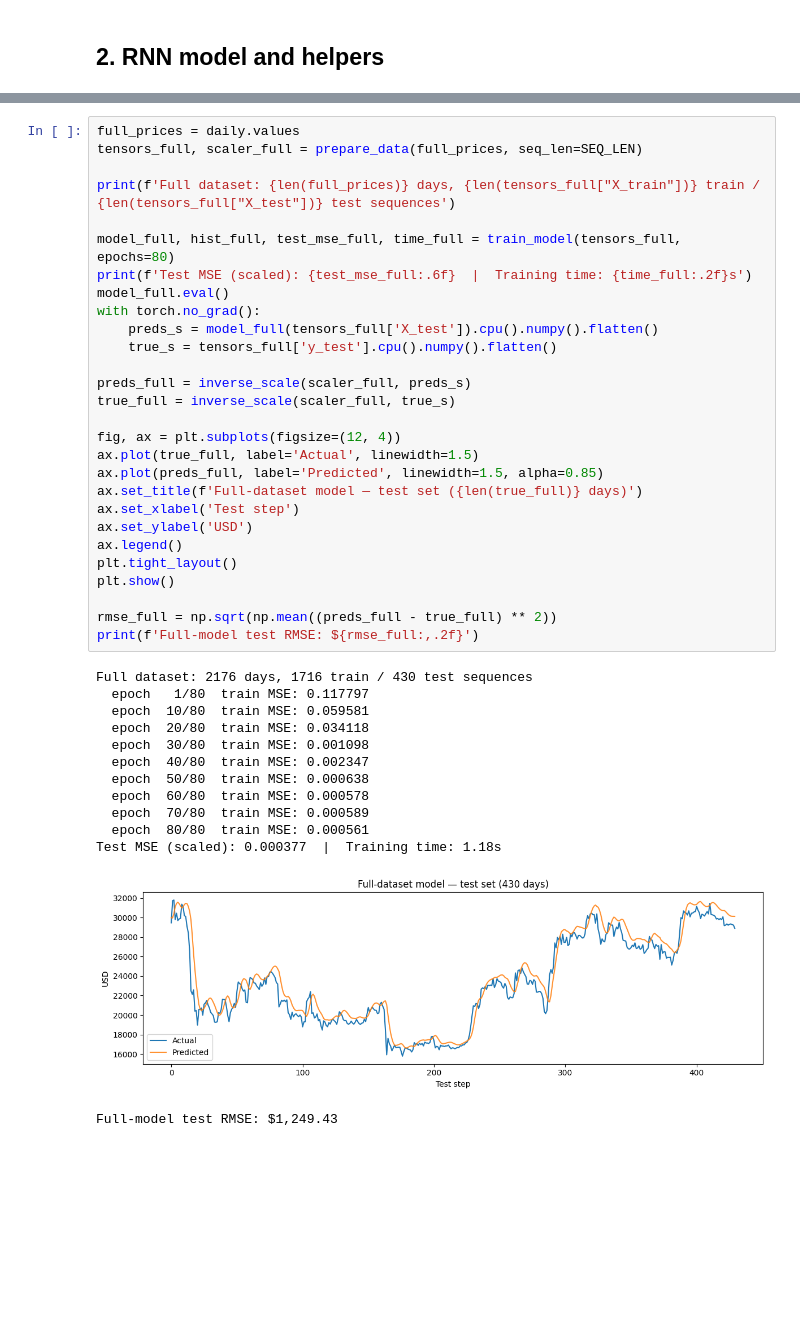
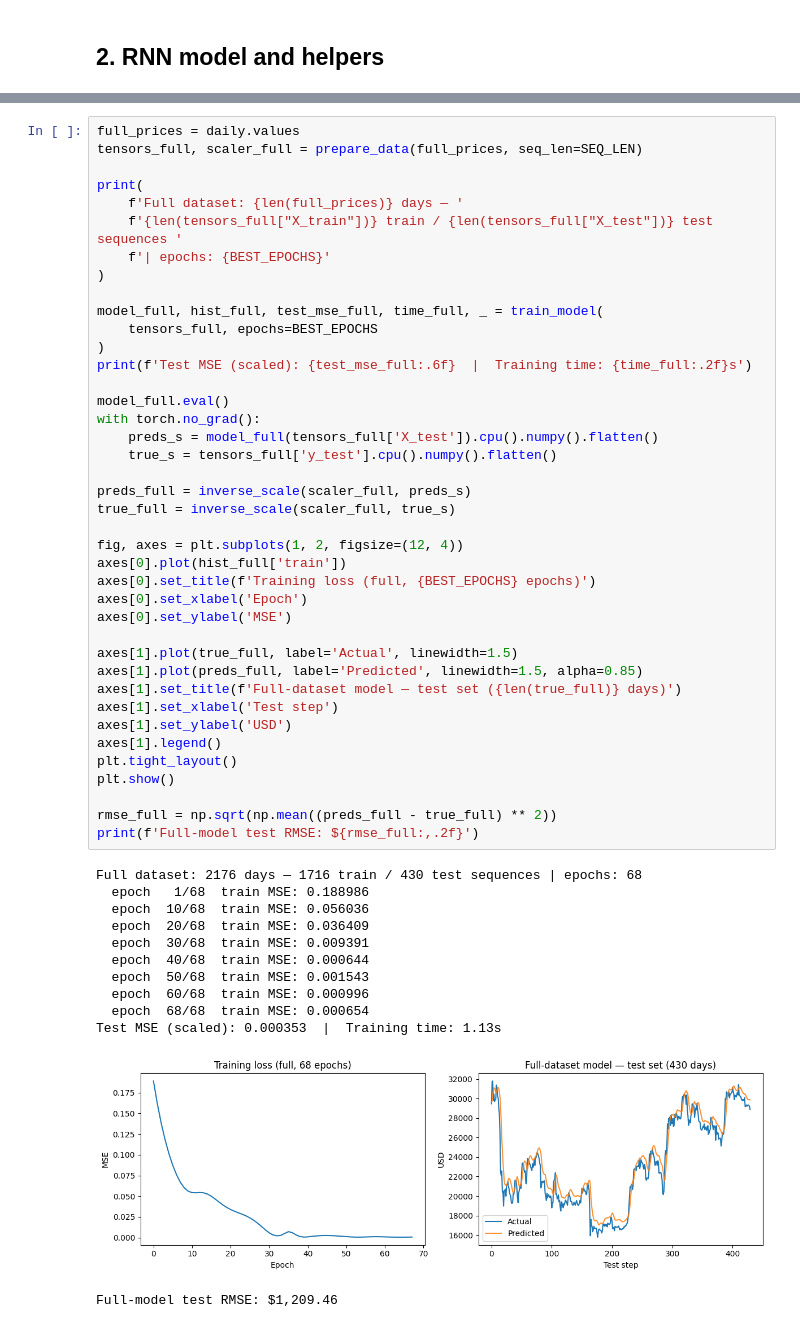
Before and after one commit to tomhait/infinitylabs, a Jupyter notebook: python/reccurent_networks/bitcoin_rnn.ipynb, the cells around one changed output, grey strips where cells are left out. Saved outputs shown, nothing was run; the diff lists cells and outputs as text; blank space fills up the shorter version.

```diff
--- a/python/reccurent_networks/bitcoin_rnn.ipynb
+++ b/python/reccurent_networks/bitcoin_rnn.ipynb
@@ -280,42 +519,53 @@ Train on **all available daily data** (~2,176 days, Aug 2017 – Aug 2023) and v
 # %%
 full_prices = daily.values
 tensors_full, scaler_full = prepare_data(full_prices, seq_len=SEQ_LEN)
 
-print(f'Full dataset: {len(full_prices)} days, {len(tensors_full["X_train"])} train / {len(tensors_full["X_test"])} test sequences')
+print(
+    f'Full dataset: {len(full_prices)} days — '
+    f'{len(tensors_full["X_train"])} train / {len(tensors_full["X_test"])} test sequences '
+    f'| epochs: {BEST_EPOCHS}'
+)
 
-model_full, hist_full, test_mse_full, time_full = train_model(tensors_full, epochs=80)
+model_full, hist_full, test_mse_full, time_full, _ = train_model(
+    tensors_full, epochs=BEST_EPOCHS
+)
 print(f'Test MSE (scaled): {test_mse_full:.6f}  |  Training time: {time_full:.2f}s')
+
 model_full.eval()
 with torch.no_grad():
     preds_s = model_full(tensors_full['X_test']).cpu().numpy().flatten()
     true_s = tensors_full['y_test'].cpu().numpy().flatten()
 
 preds_full = inverse_scale(scaler_full, preds_s)
 true_full = inverse_scale(scaler_full, true_s)
 
-fig, ax = plt.subplots(figsize=(12, 4))
-ax.plot(true_full, label='Actual', linewidth=1.5)
-ax.plot(preds_full, label='Predicted', linewidth=1.5, alpha=0.85)
-ax.set_title(f'Full-dataset model — test set ({len(true_full)} days)')
-ax.set_xlabel('Test step')
-ax.set_ylabel('USD')
-ax.legend()
+fig, axes = plt.subplots(1, 2, figsize=(12, 4))
+axes[0].plot(hist_full['train'])
+axes[0].set_title(f'Training loss (full, {BEST_EPOCHS} epochs)')
+axes[0].set_xlabel('Epoch')
+axes[0].set_ylabel('MSE')
+
+axes[1].plot(true_full, label='Actual', linewidth=1.5)
+axes[1].plot(preds_full, label='Predicted', linewidth=1.5, alpha=0.85)
+axes[1].set_title(f'Full-dataset model — test set ({len(true_full)} days)')
+axes[1].set_xlabel('Test step')
+axes[1].set_ylabel('USD')
+axes[1].legend()
 plt.tight_layout()
 plt.show()
 
 rmse_full = np.sqrt(np.mean((preds_full - true_full) ** 2))
 print(f'Full-model test RMSE: ${rmse_full:,.2f}')
 # %% [output]
-Full dataset: 2176 days, 1716 train / 430 test sequences
-  epoch   1/80  train MSE: 0.117797
-  epoch  10/80  train MSE: 0.059581
-  epoch  20/80  train MSE: 0.034118
-  epoch  30/80  train MSE: 0.001098
-  epoch  40/80  train MSE: 0.002347
-  epoch  50/80  train MSE: 0.000638
-  epoch  60/80  train MSE: 0.000578
-  epoch  70/80  train MSE: 0.000589
-  epoch  80/80  train MSE: 0.000561
-Test MSE (scaled): 0.000377  |  Training time: 1.18s
+Full dataset: 2176 days — 1716 train / 430 test sequences | epochs: 68
+  epoch   1/68  train MSE: 0.188986
+  epoch  10/68  train MSE: 0.056036
+  epoch  20/68  train MSE: 0.036409
+  epoch  30/68  train MSE: 0.009391
+  epoch  40/68  train MSE: 0.000644
+  epoch  50/68  train MSE: 0.001543
+  epoch  60/68  train MSE: 0.000996
+  epoch  68/68  train MSE: 0.000654
+Test MSE (scaled): 0.000353  |  Training time: 1.13s
-[figure, old version]
+[figure, new version]
-Full-model test RMSE: $1,249.43
+Full-model test RMSE: $1,209.46
```
Also changed, not shown: parts of 13 cells of this notebook, 1 other file.
